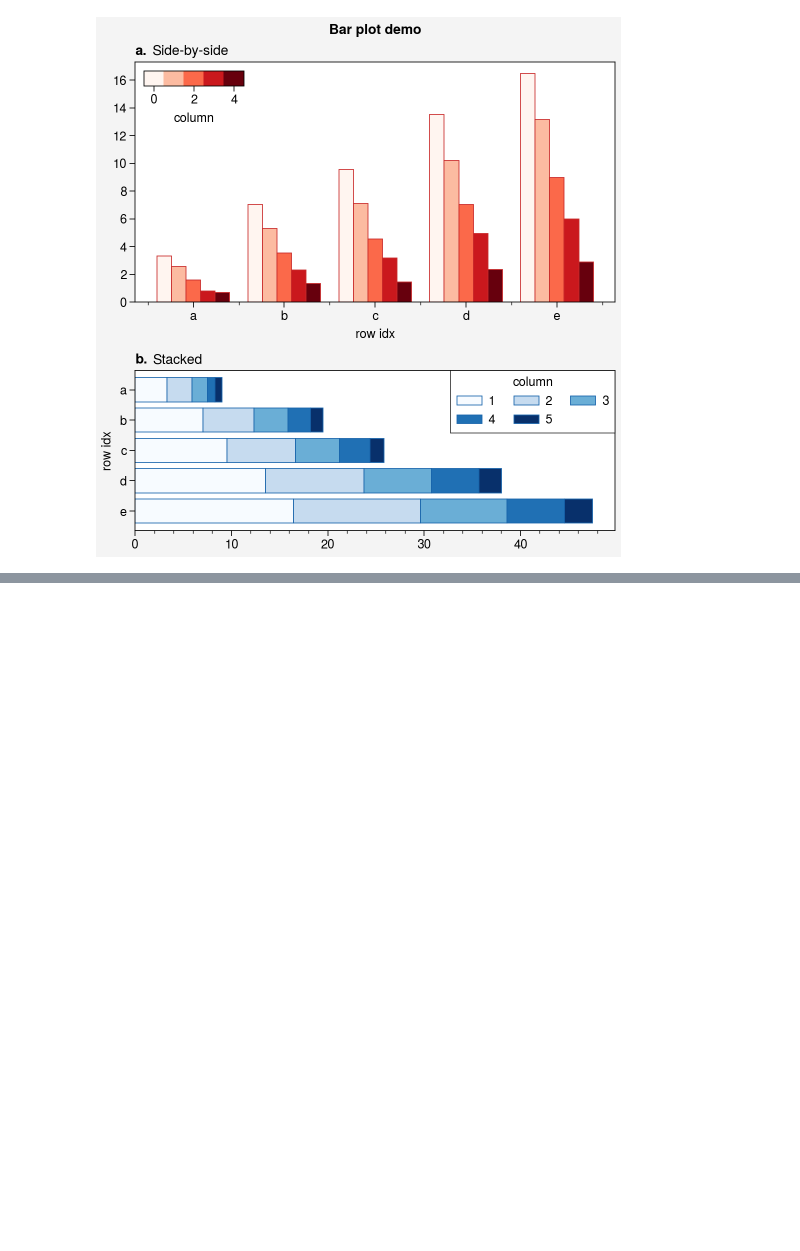
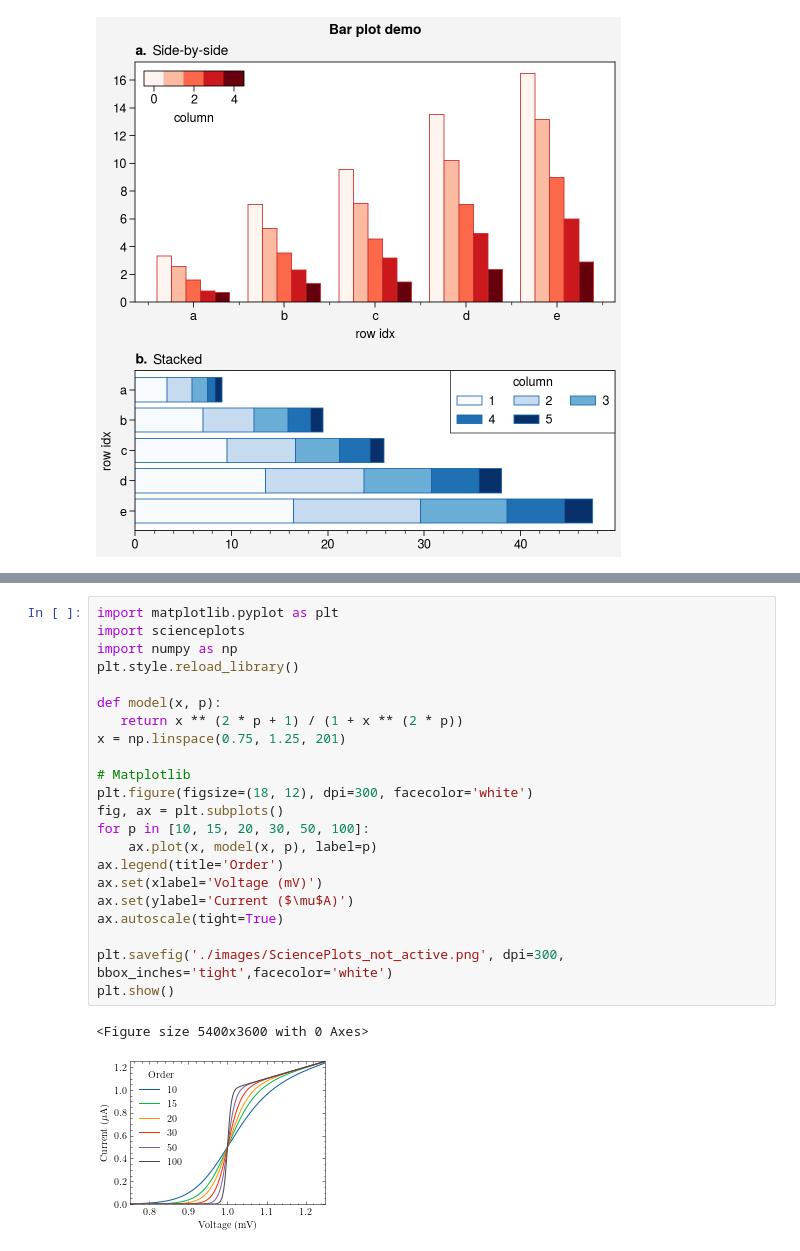
Before and after one commit to GKDGKD/paper_plot_learning, a Jupyter notebook: 第二章 画图工具.ipynb, the cells around one changed output, grey strips where cells are left out. Cells and saved outputs as stored; diff of their text form; blank space fills up the shorter version.

Commit message:
update SciencePlots

```diff
--- a/第二章 画图工具.ipynb
+++ b/第二章 画图工具.ipynb
@@ -509,0 +523,25 @@ fig.save('./images/Proplot_barplot.png')
+# %%
+import matplotlib.pyplot as plt
+import scienceplots
+import numpy as np
+plt.style.reload_library()
+
+def model(x, p):
+   return x ** (2 * p + 1) / (1 + x ** (2 * p))
+x = np.linspace(0.75, 1.25, 201)
+
+# Matplotlib
+plt.figure(figsize=(18, 12), dpi=300, facecolor='white')
+fig, ax = plt.subplots()
+for p in [10, 15, 20, 30, 50, 100]:
+    ax.plot(x, model(x, p), label=p)
+ax.legend(title='Order')
+ax.set(xlabel='Voltage (mV)')
+ax.set(ylabel='Current ($\mu$A)')
+ax.autoscale(tight=True)
+
+plt.savefig('./images/SciencePlots_not_active.png', dpi=300, bbox_inches='tight',facecolor='white')
+plt.show()
+# %% [output]
+<Figure size 5400x3600 with 0 Axes>
+[figure, added]
```
Also changed, not shown: parts of 6 cells of this notebook, 3 other files.
